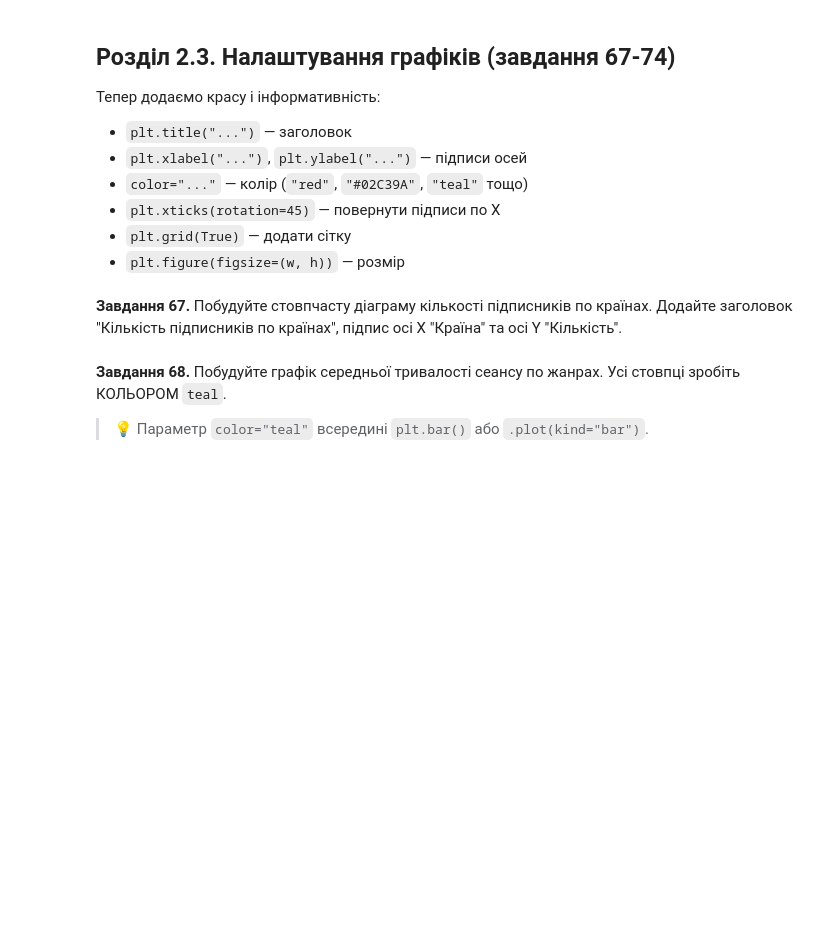
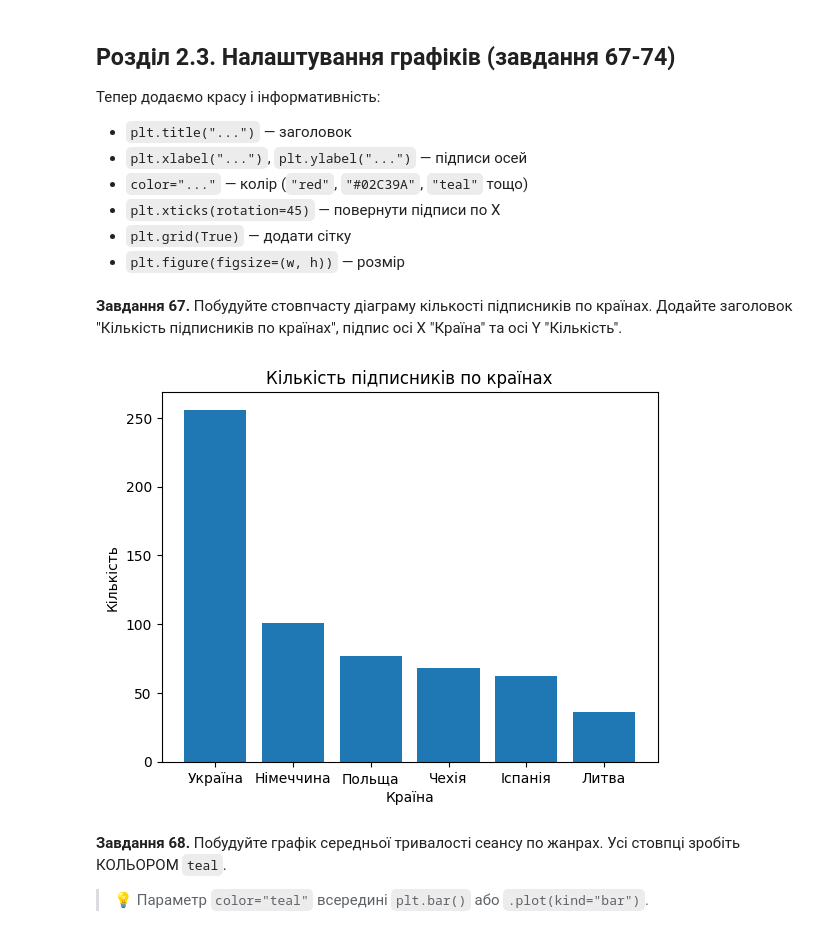
Before and after one commit to DymaStar/DTA_2026, a Jupyter notebook: HW/HW_DimaStar2905Nazar80_"pandas_viz_practice_ipynb".ipynb, the cells around one changed output. Cells and saved outputs as stored; diff of their text form; code cells hidden in the pictures; blank space fills up the shorter version.

```diff
--- a/HW/HW_DimaStar2905Nazar80_"pandas_viz_practice_ipynb".ipynb
+++ b/HW/HW_DimaStar2905Nazar80_"pandas_viz_practice_ipynb".ipynb
@@ -1357,3 +1355,14 @@ plt.show()
+# %%
+# Завдання 67:
+counts = subs["country"].value_counts()
+plt.bar(counts.index, counts.values)
+
+plt.title("Кількість підписників по країнах")
+plt.xlabel("Країна")
+plt.ylabel("Кількість")
+plt.show()
+# %% [output]
+[figure, added]
 # %% [markdown]
 **Завдання 68.** Побудуйте графік середньої тривалості сеансу по жанрах. Усі стовпці зробіть КОЛЬОРОМ `teal`.
 
```
Also changed, not shown: parts of 3 cells of this notebook.
